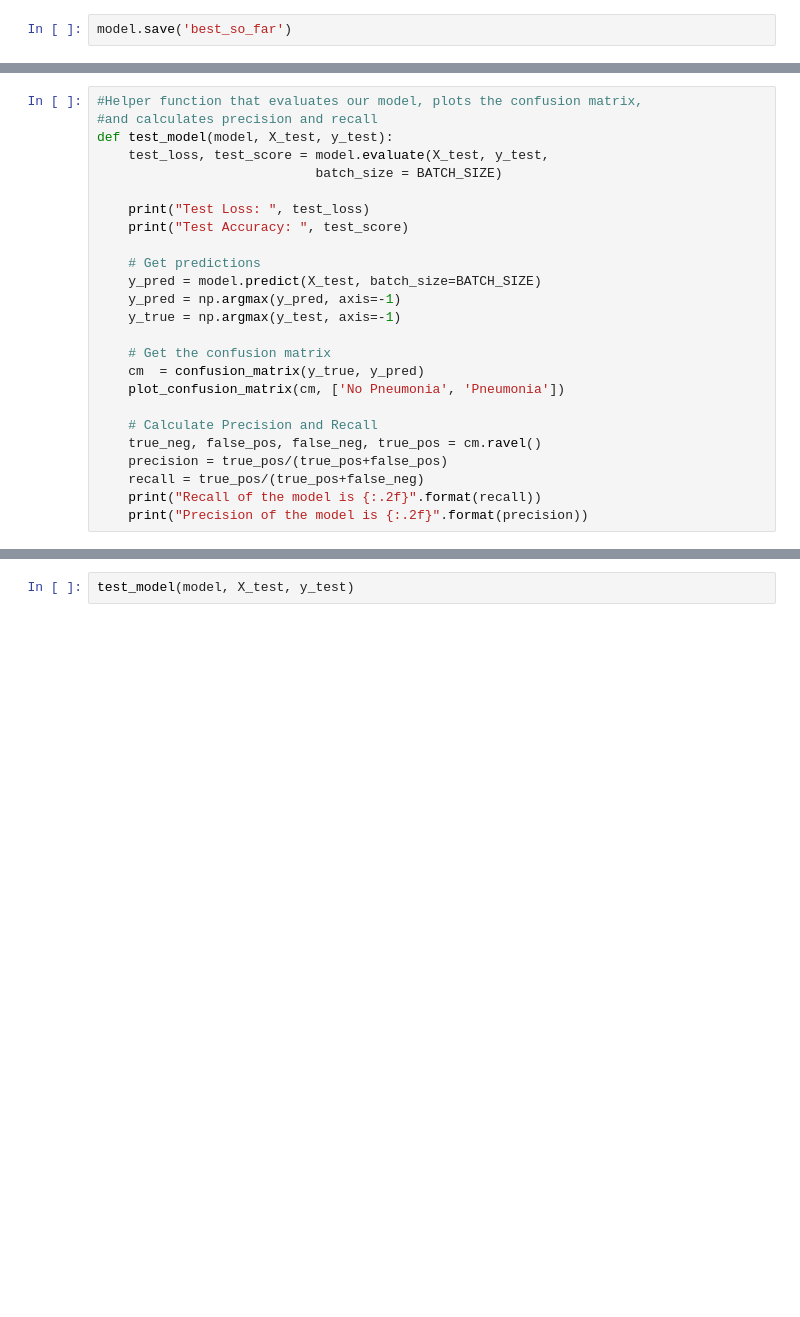
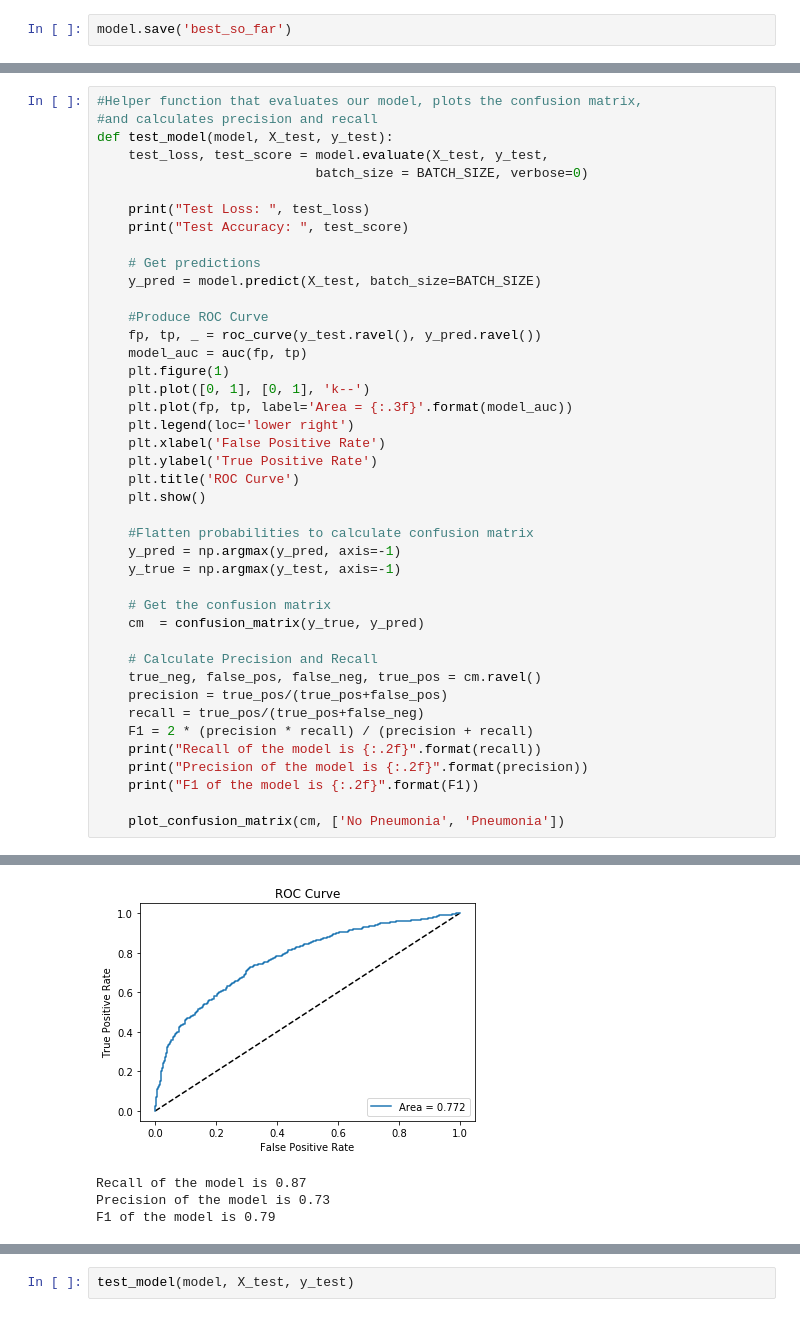
Before and after one commit to kkoehncke/Pneumonia_Classification, a Jupyter notebook: Pneumonia_Classification.ipynb, the cells around one changed output, grey strips where cells are left out. Cells and saved outputs as stored; diff of their text form; blank space fills up the shorter version.

```diff
--- a/Pneumonia_Classification.ipynb
+++ b/Pneumonia_Classification.ipynb
@@ -299,23 +288,41 @@ def plot_confusion_matrix(cm, classes,
 #and calculates precision and recall
 def test_model(model, X_test, y_test):
     test_loss, test_score = model.evaluate(X_test, y_test,
-                            batch_size = BATCH_SIZE)
+                            batch_size = BATCH_SIZE, verbose=0)
 
     print("Test Loss: ", test_loss)
     print("Test Accuracy: ", test_score)
 
     # Get predictions
     y_pred = model.predict(X_test, batch_size=BATCH_SIZE)
+
+    #Produce ROC Curve
+    fp, tp, _ = roc_curve(y_test.ravel(), y_pred.ravel())
+    model_auc = auc(fp, tp)
+    plt.figure(1)
+    plt.plot([0, 1], [0, 1], 'k--')
+    plt.plot(fp, tp, label='Area = {:.3f}'.format(model_auc))
+    plt.legend(loc='lower right')
+    plt.xlabel('False Positive Rate')
+    plt.ylabel('True Positive Rate')
+    plt.title('ROC Curve')
+    plt.show()
+
+    #Flatten probabilities to calculate confusion matrix
     y_pred = np.argmax(y_pred, axis=-1)
     y_true = np.argmax(y_test, axis=-1)
 
     # Get the confusion matrix
     cm  = confusion_matrix(y_true, y_pred)
-    plot_confusion_matrix(cm, ['No Pneumonia', 'Pneumonia'])
 
     # Calculate Precision and Recall
     true_neg, false_pos, false_neg, true_pos = cm.ravel()
     precision = true_pos/(true_pos+false_pos)
     recall = true_pos/(true_pos+false_neg)
+    F1 = 2 * (precision * recall) / (precision + recall)
     print("Recall of the model is {:.2f}".format(recall))
     print("Precision of the model is {:.2f}".format(precision))
+    print("F1 of the model is {:.2f}".format(F1))
+
+    plot_confusion_matrix(cm, ['No Pneumonia', 'Pneumonia'])
+# %% [output]
@@ -321,0 +331,4 @@ def test_model(model, X_test, y_test):
+[figure, added]
+Recall of the model is 0.87
+Precision of the model is 0.73
+F1 of the model is 0.79
```
Also changed, not shown: parts of 10 cells of this notebook, 4 other files.
